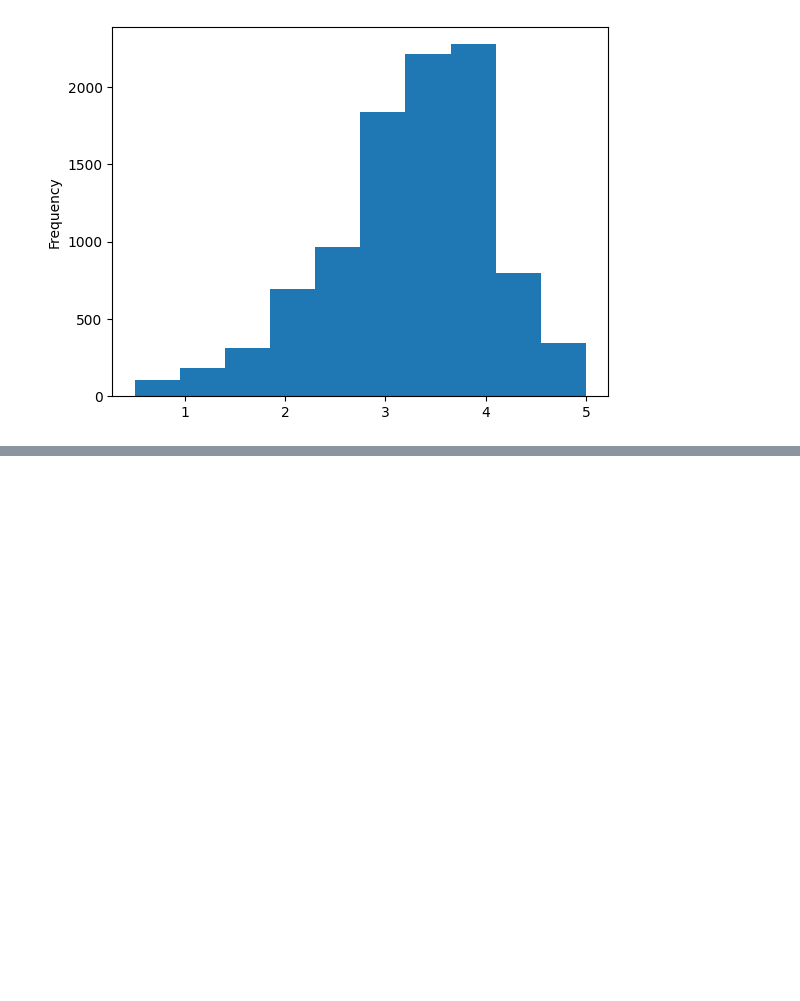
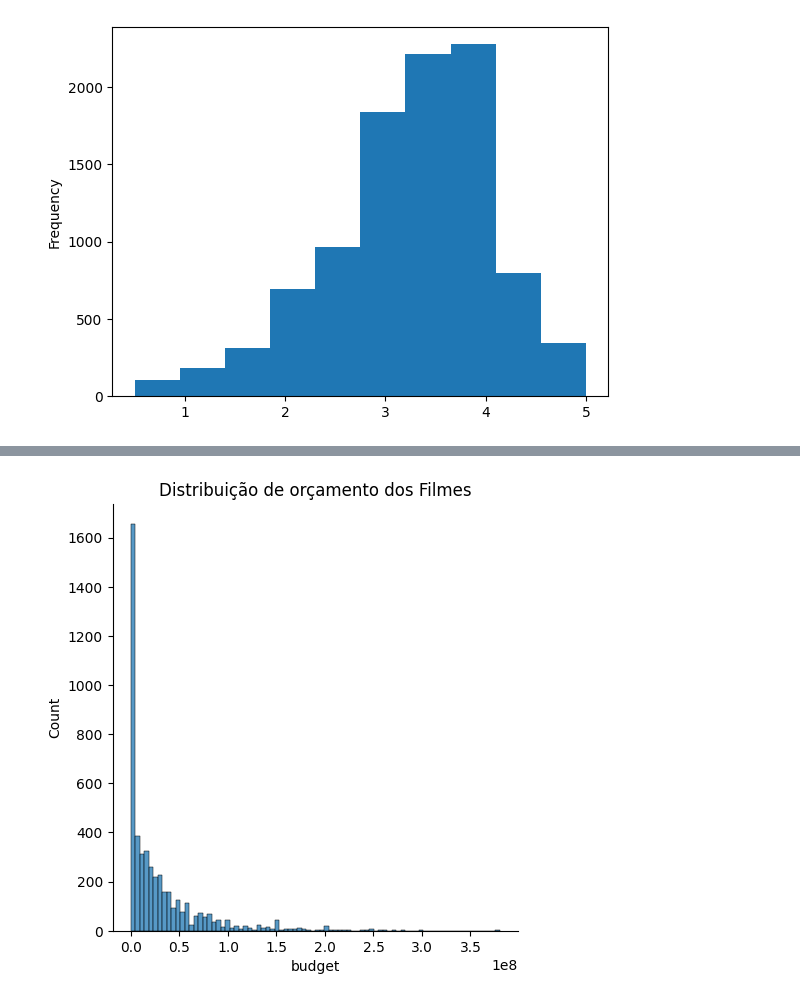
Before and after one commit to ViniciusSantos1993/main, a Jupyter notebook: Introdução_a_data_science.ipynb, the cells around one changed output, grey strips where cells are left out. Cells and saved outputs as stored; diff of their text form; code cells hidden in the pictures; blank space fills up the shorter version.

```diff
--- a/Introdução_a_data_science.ipynb
+++ b/Introdução_a_data_science.ipynb
@@ -126,0 +161,6 @@ tmdb.head()
+# %%
+sns.displot(tmdb["budget"])
+plt.title("Distribuição de orçamento dos Filmes")
+plt.show()
+# %% [output]
+[figure, added]
```
Also changed, not shown: parts of 10 cells of this notebook.
